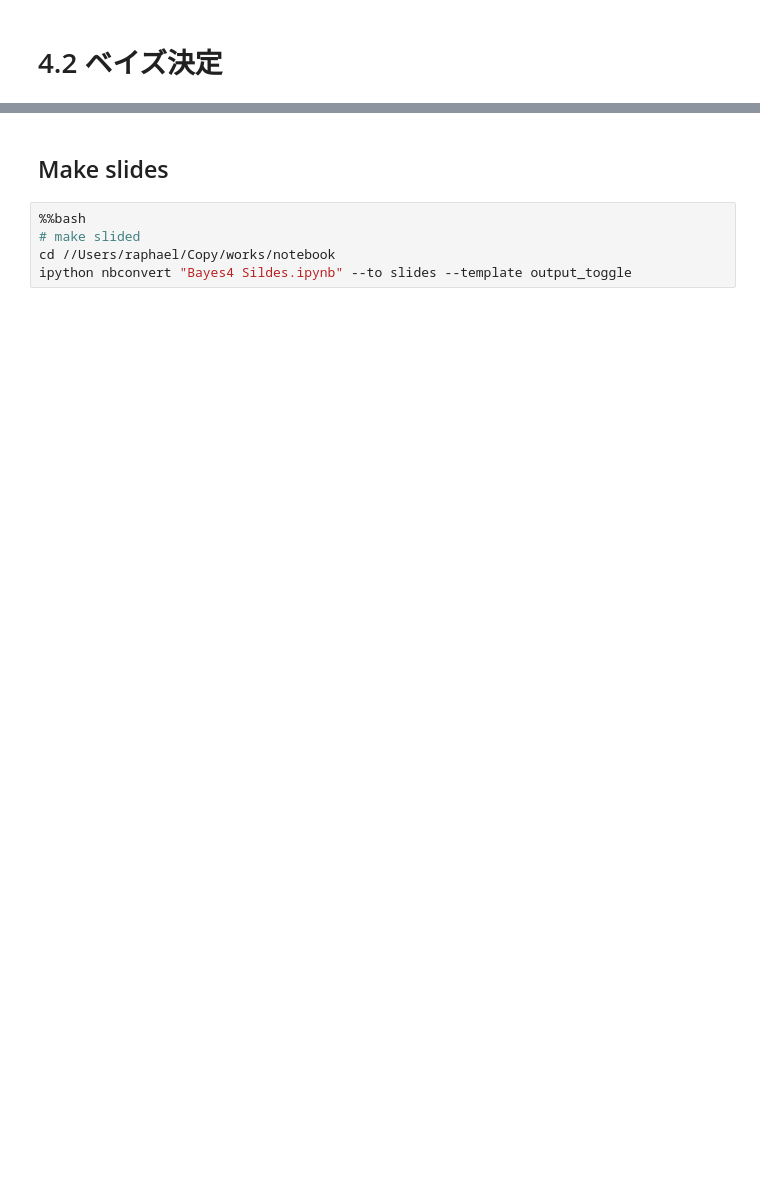
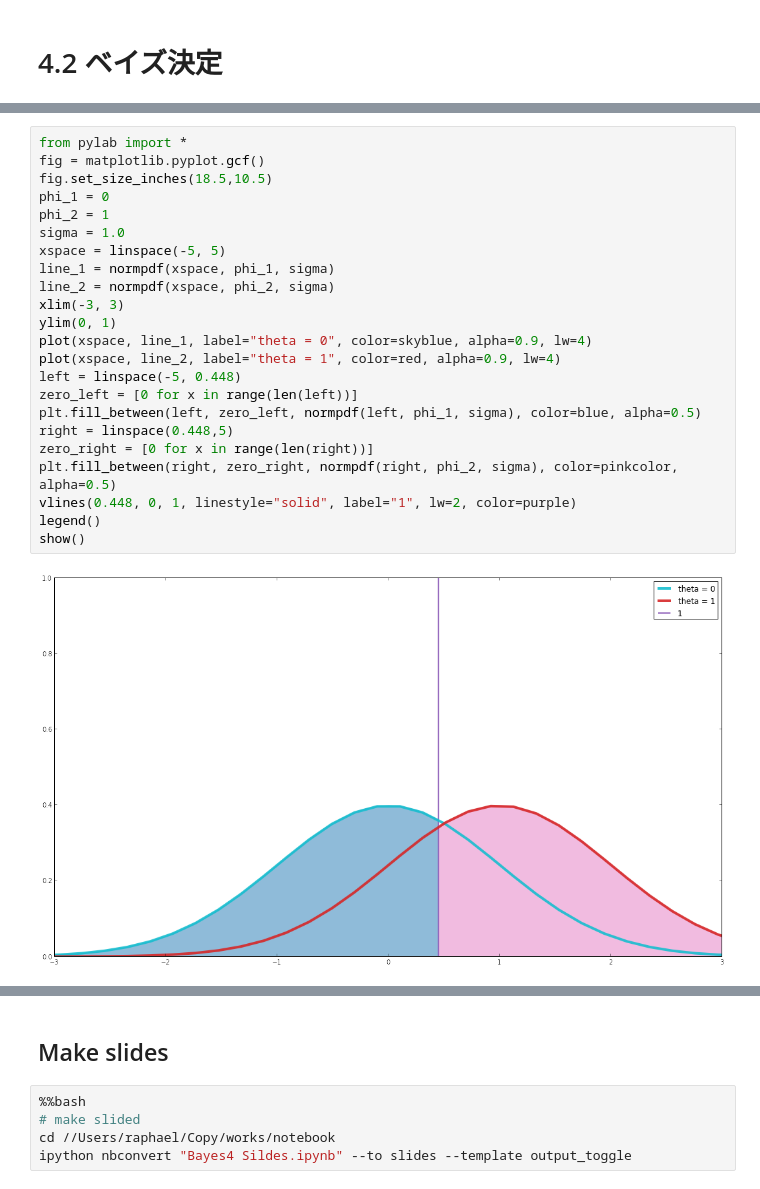
Before and after one commit to zomux/notebooks, a Jupyter notebook: Bayes4 Sildes.ipynb, the cells around one changed output, grey strips where cells are left out. Saved outputs shown, nothing was run; the diff lists cells and outputs as text; blank space fills up the shorter version.

```diff
--- a/Bayes4 Sildes.ipynb
+++ b/Bayes4 Sildes.ipynb
@@ -157,0 +334,25 @@ $$ \bf{\phi_1} = (1,1,1,-1,-1) ,\bf{\phi_2} = (1,-1,1,-1,1)   $$
+# %%
+from pylab import *
+fig = matplotlib.pyplot.gcf()
+fig.set_size_inches(18.5,10.5)
+phi_1 = 0
+phi_2 = 1
+sigma = 1.0
+xspace = linspace(-5, 5)
+line_1 = normpdf(xspace, phi_1, sigma)
+line_2 = normpdf(xspace, phi_2, sigma)
+xlim(-3, 3)
+ylim(0, 1)
+plot(xspace, line_1, label="theta = 0", color=skyblue, alpha=0.9, lw=4)
+plot(xspace, line_2, label="theta = 1", color=red, alpha=0.9, lw=4)
+left = linspace(-5, 0.448)
+zero_left = [0 for x in range(len(left))]
+plt.fill_between(left, zero_left, normpdf(left, phi_1, sigma), color=blue, alpha=0.5)
+right = linspace(0.448,5)
+zero_right = [0 for x in range(len(right))]
+plt.fill_between(right, zero_right, normpdf(right, phi_2, sigma), color=pinkcolor, alpha=0.5)
+vlines(0.448, 0, 1, linestyle="solid", label="1", lw=2, color=purple)
+legend()
+show()
+# %% [output]
+[figure, added]
```
Also changed, not shown: parts of 27 cells of this notebook, 3 other files.
